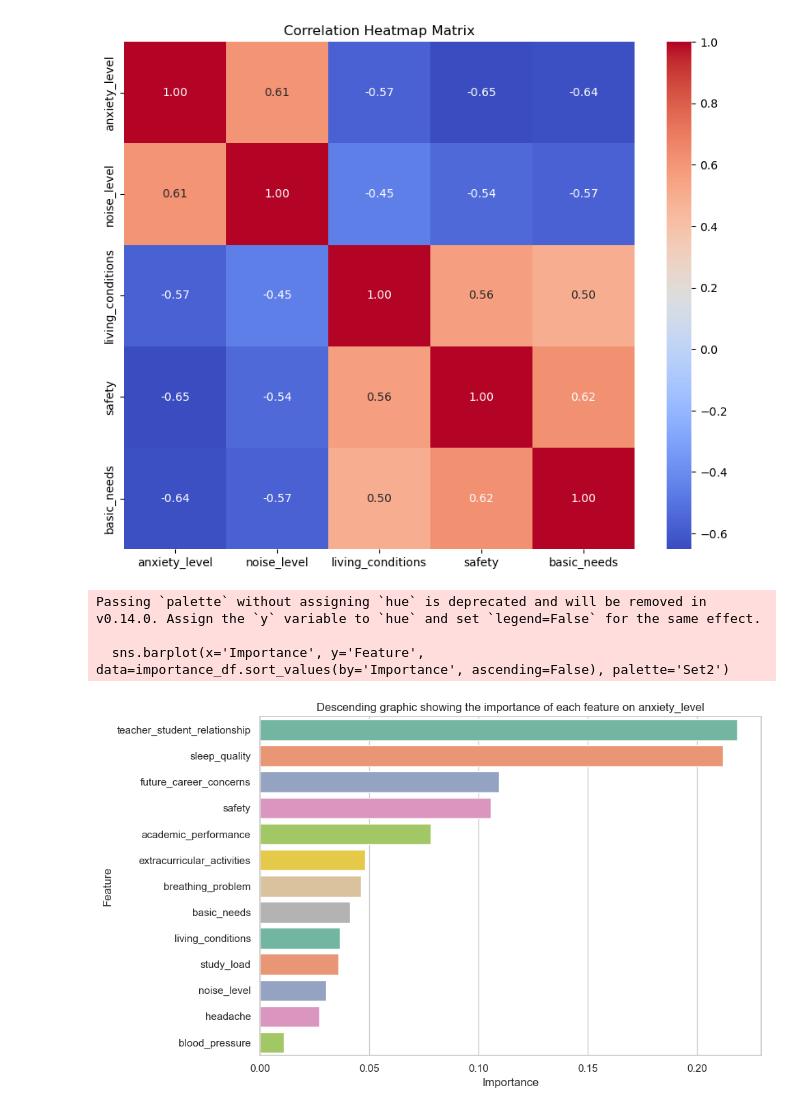
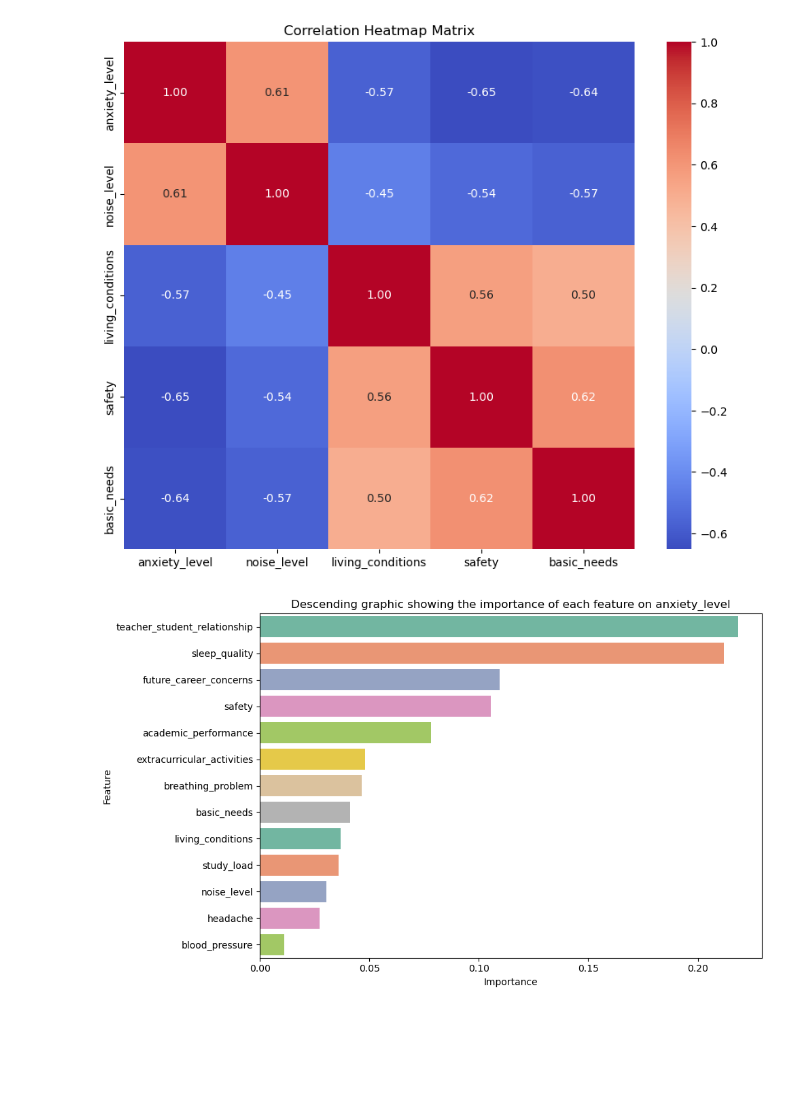
Before and after one commit to anushka318/ECE143_project, a Jupyter notebook: Analysis/analysis.ipynb, the cells around one changed output. Drawn from its saved outputs; the diff is of its cells as text; code cells hidden in the pictures; blank space fills up the shorter version.

```diff
--- a/Analysis/analysis.ipynb
+++ b/Analysis/analysis.ipynb
@@ -512,35 +506,32 @@ for factor, factor_features in factors.items():
     factor_df = secondary_data[factor_features]
     # model for each factor
     factor_model = RandomForestRegressor(random_state=1)
     factor_model.fit(factor_df, secondary_data['anxiety_level'])
 
     feature_importances = factor_model.feature_importances_
 
     feature_importance_dict[factor] = {'Feature': factor_features, 'Importance': feature_importances}
 
 consolidated_importance_df = pd.concat({k: pd.DataFrame(v) for k, v in feature_importance_dict.items()})
 
 #The features we want to consider
 features = [
     'headache', 'blood_pressure', 'sleep_quality', 'breathing_problem',
     'noise_level', 'living_conditions', 'safety', 'basic_needs',
     'academic_performance', 'study_load', 'teacher_student_relationship', 'future_career_concerns', 'extracurricular_activities']
 
 stress_model = RandomForestRegressor(random_state=1)
 stress_model.fit(secondary_data[features], secondary_data['anxiety_level'])
 feature_importances = stress_model.feature_importances_
 importance_df = pd.DataFrame({'Feature': features, 'Importance': feature_importances})
 
 #Plotting a barplot to understand this
 plt.figure(figsize=(10, 6))
-sns.barplot(x='Importance', y='Feature', data=importance_df.sort_values(by='Importance', ascending=False), palette='Set2')
+sns.barplot(x='Importance', y='Feature', data=importance_df.sort_values(by='Importance', ascending=False), hue='Feature', palette='Set2', legend=False)
 plt.title('Descending graphic showing the importance of each feature on anxiety_level')
 plt.xlabel('Importance')
 plt.ylabel('Feature')
 plt.tight_layout()
 plt.show()
 # %% [output]
-Passing `palette` without assigning `hue` is deprecated and will be removed in v0.14.0. Assign the `y` variable to `hue` and set `legend=False` for the same effect.
-
-  sns.barplot(x='Importance', y='Feature', data=importance_df.sort_values(by='Importance', ascending=False), palette='Set2')
-[figure, old version]
+[figure, new version]
```
Also changed, not shown: parts of 19 cells of this notebook, 8 other files.
